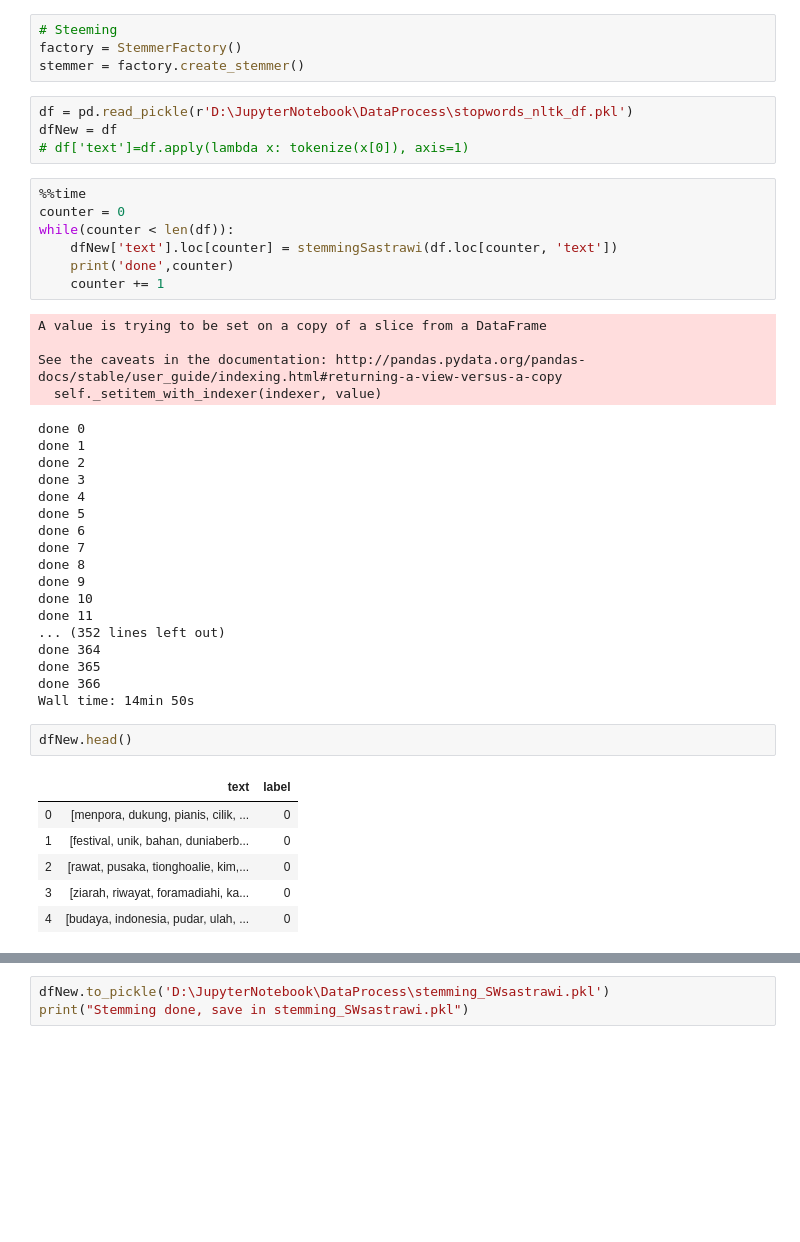
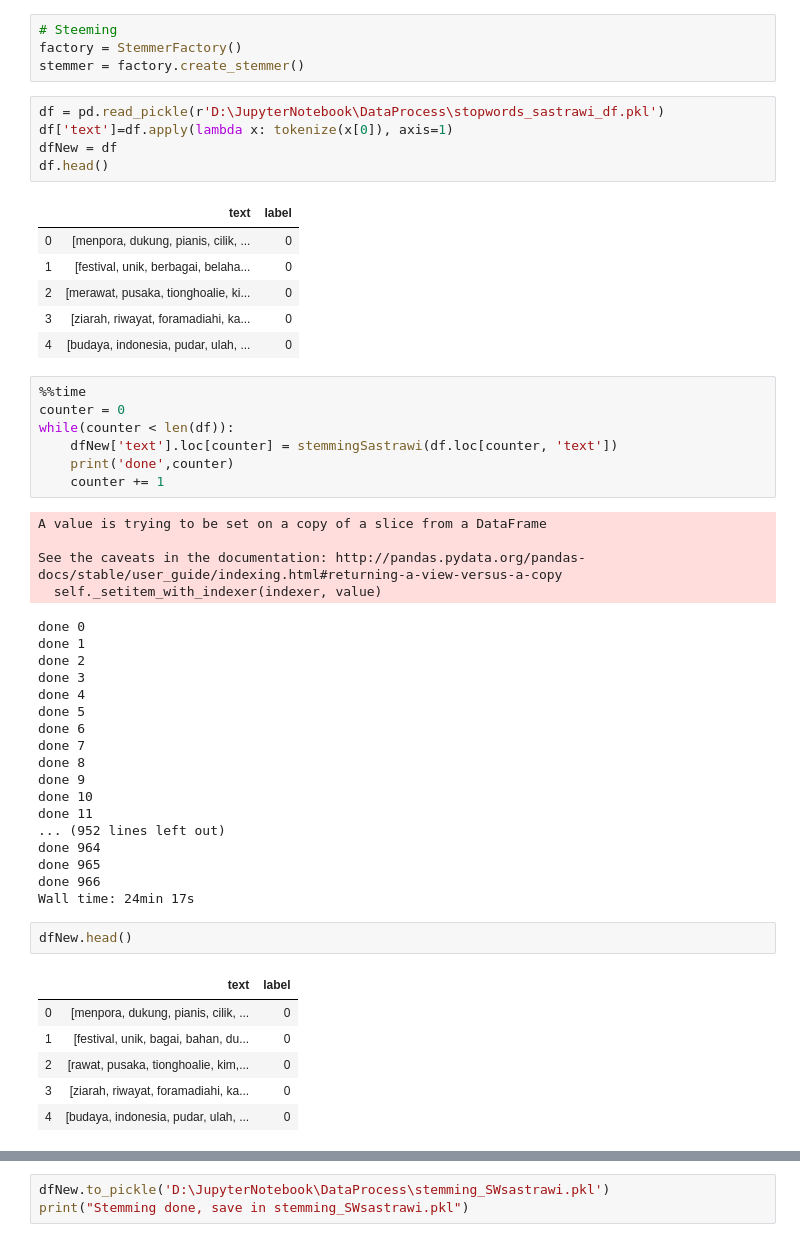
Before and after one commit to rickylukman/latihanakhir, a Jupyter notebook: Preprocessing_TA.ipynb, the cells around one changed output, grey strips where cells are left out. Drawn from its saved outputs; the diff is of its cells as text; blank space fills up the shorter version.

```diff
--- a/Preprocessing_TA.ipynb
+++ b/Preprocessing_TA.ipynb
@@ -128,9 +116,17 @@ def stemmingSastrawi(text):
 factory = StemmerFactory()
 stemmer = factory.create_stemmer()
 # %%
-df = pd.read_pickle(r'D:\JupyterNotebook\DataProcess\stopwords_nltk_df.pkl')
+df = pd.read_pickle(r'D:\JupyterNotebook\DataProcess\stopwords_sastrawi_df.pkl')
+df['text']=df.apply(lambda x: tokenize(x[0]), axis=1)
 dfNew = df
-# df['text']=df.apply(lambda x: tokenize(x[0]), axis=1)
+df.head()
+# %% [output]
+|  | text | label |
+| 0 | [menpora, dukung, pianis, cilik, ... | 0 |
+| 1 | [festival, unik, berbagai, belaha... | 0 |
+| 2 | [merawat, pusaka, tionghoalie, ki... | 0 |
+| 3 | [ziarah, riwayat, foramadiahi, ka... | 0 |
+| 4 | [budaya, indonesia, pudar, ulah, ... | 0 |
 # %%
 %%time
 counter = 0
@@ -155,17 +151,17 @@ done 8
 done 9
 done 10
 done 11
-... (352 lines left out)
-done 364
-done 365
-done 366
-Wall time: 14min 50s
+... (952 lines left out)
+done 964
+done 965
+done 966
+Wall time: 24min 17s
 # %%
 dfNew.head()
 # %% [output]
 |  | text | label |
 | 0 | [menpora, dukung, pianis, cilik, ... | 0 |
-| 1 | [festival, unik, bahan, duniaberb... | 0 |
+| 1 | [festival, unik, bagai, bahan, du... | 0 |
 | 2 | [rawat, pusaka, tionghoalie, kim,... | 0 |
 | 3 | [ziarah, riwayat, foramadiahi, ka... | 0 |
 | 4 | [budaya, indonesia, pudar, ulah, ... | 0 |
```
Also changed, not shown: parts of 16 cells of this notebook, 2 other files.
